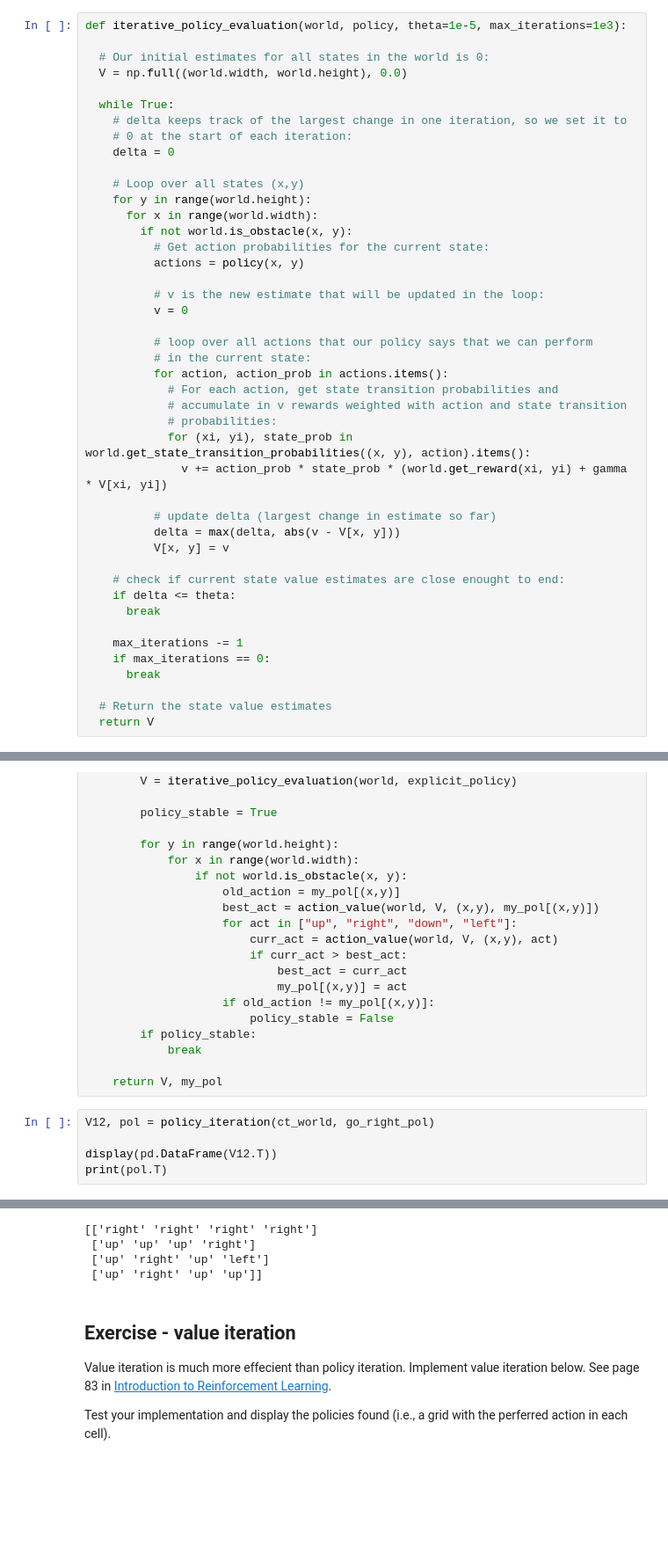
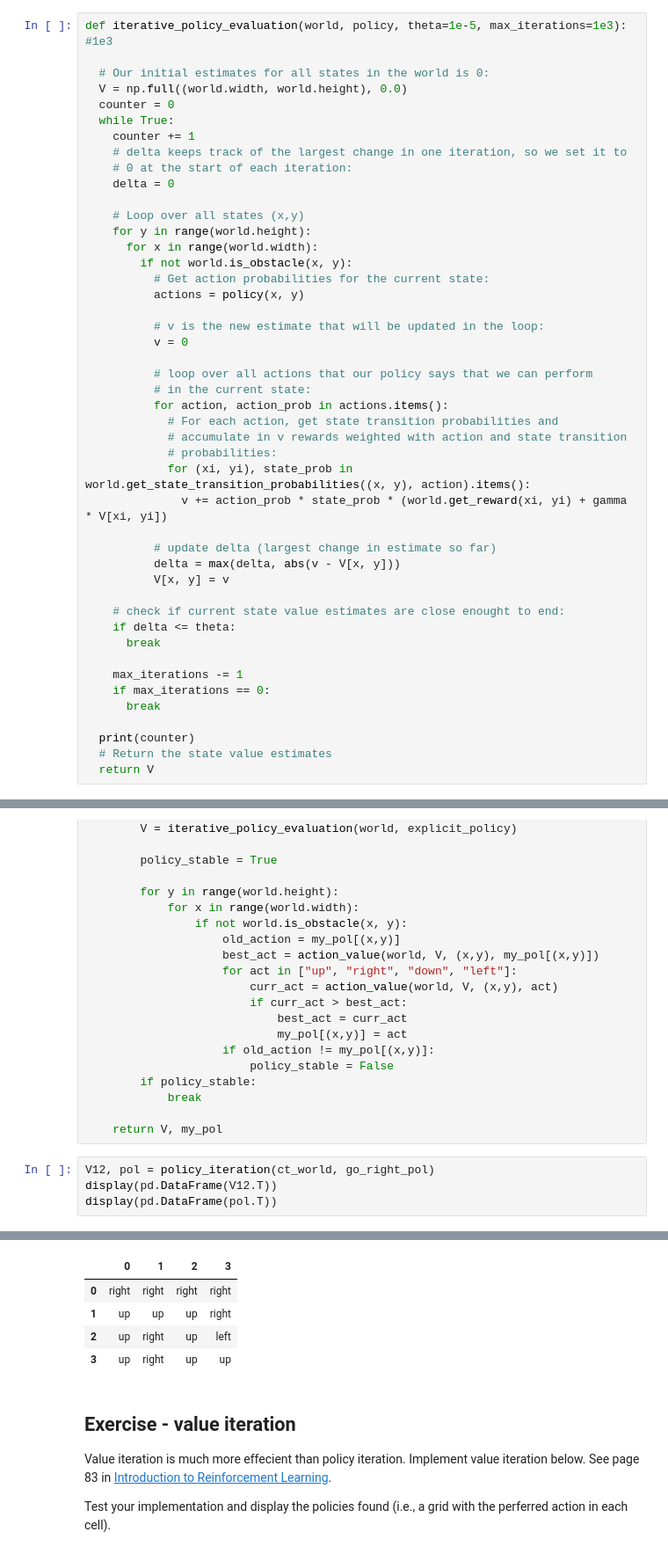
Before and after one commit to ValdemarLange/Sem5, a Jupyter notebook: AI/Lecture7/policy_and_value_iteration_v3.ipynb, the cells around one changed output, grey strips where cells are left out. Shown at 88% size. Cells and saved outputs as stored; diff of their text form; blank space fills up the shorter version.

```diff
--- a/AI/Lecture7/policy_and_value_iteration_v3.ipynb
+++ b/AI/Lecture7/policy_and_value_iteration_v3.ipynb
@@ -223,12 +223,13 @@
 
 (see page 74-75 of [Introduction to Reinforcement Learning](http://incompleteideas.net/book/the-book-2nd.html) for an explanation and the algorithm)
 # %%
-def iterative_policy_evaluation(world, policy, theta=1e-5, max_iterations=1e3):
+def iterative_policy_evaluation(world, policy, theta=1e-5, max_iterations=1e3): #1e3
 
   # Our initial estimates for all states in the world is 0:
   V = np.full((world.width, world.height), 0.0)
-
+  counter = 0
   while True:
+    counter += 1
     # delta keeps track of the largest change in one iteration, so we set it to
     # 0 at the start of each iteration:
     delta = 0
@@ -264,6 +265,7 @@ def iterative_policy_evaluation(world, policy, theta=1e-5, max_iterations=1e3):
     if max_iterations == 0:
       break
 
+  print(counter)
   # Return the state value estimates
   return V
 # %% [markdown]
@@ -544,7 +558,6 @@ def policy_iteration(world, policy):
     return V, my_pol
 # %%
 V12, pol = policy_iteration(ct_world, go_right_pol)
-
 display(pd.DataFrame(V12.T))
-print(pol.T)
+display(pd.DataFrame(pol.T))
 # %% [output]
@@ -551,12 +567,13 @@ print(pol.T)
 |  | 0 | 1 | 2 | 3 |
 | 0 | 13.000 | 14.000 | 15.000 | 0.000 |
 | 1 | 12.000 | 13.000 | 14.000 | 0.000 |
 | 2 | 11.000 | 0.000 | 13.000 | 12.000 |
 | 3 | 10.000 | 11.000 | 12.000 | 11.000 |
-[['right' 'right' 'right' 'right']
- ['up' 'up' 'up' 'right']
- ['up' 'right' 'up' 'left']
- ['up' 'right' 'up' 'up']]
+|  | 0 | 1 | 2 | 3 |
+| 0 | right | right | right | right |
+| 1 | up | up | up | right |
+| 2 | up | right | up | left |
+| 3 | up | right | up | up |
 # %% [markdown]
 ## Exercise - value iteration
 
```
Also changed, not shown: parts of 10 cells of this notebook, 4 other files.
